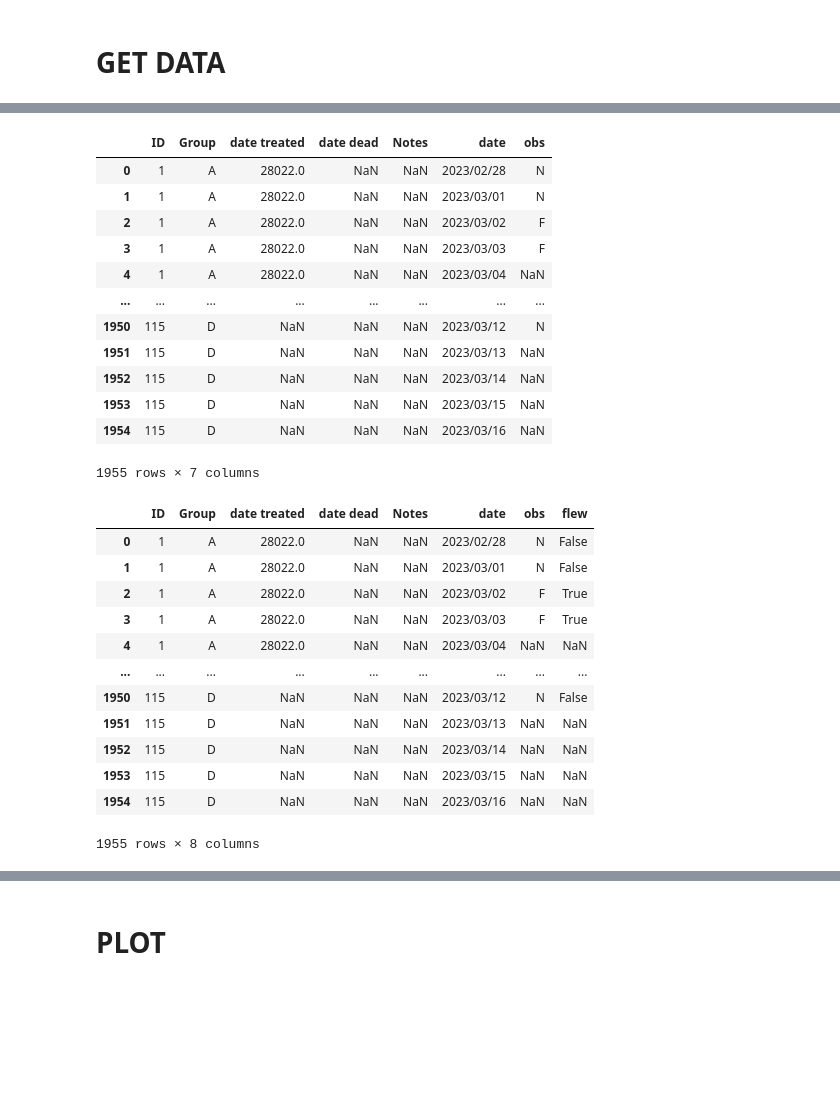
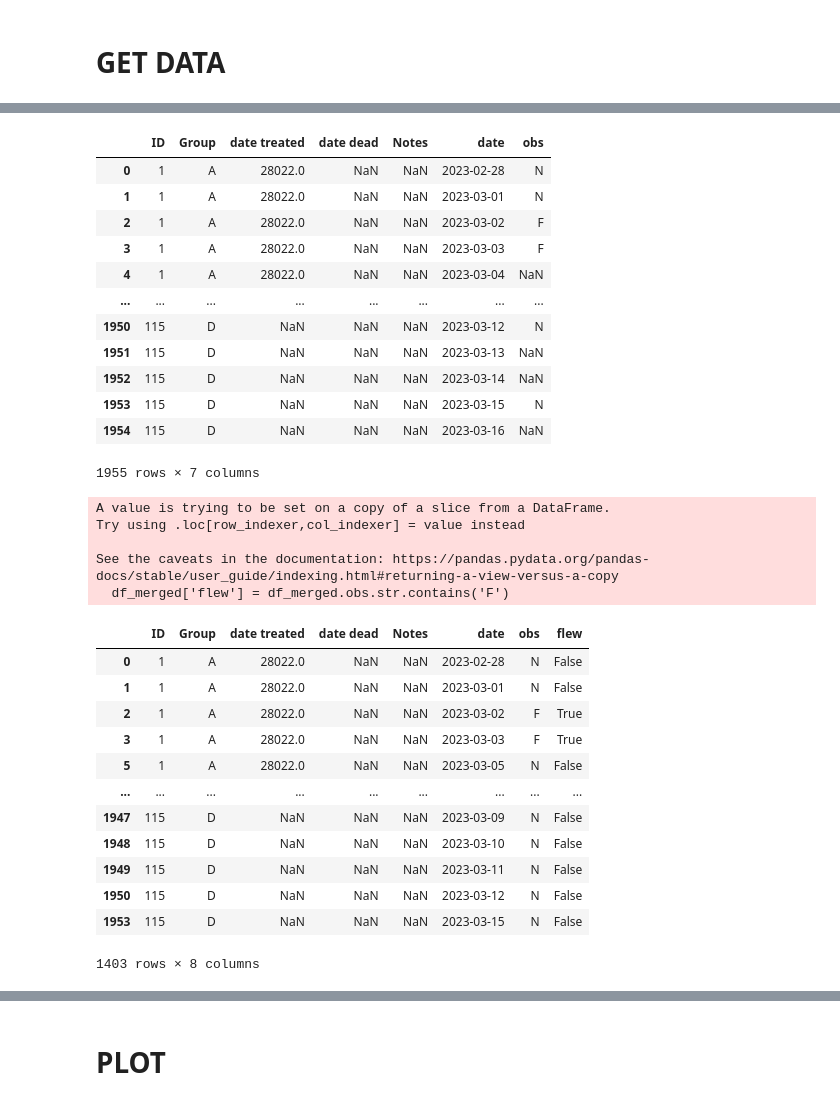
Before and after one commit to aubreymoore/crb-flight-test, a Jupyter notebook: read_data.ipynb, the cells around one changed output, grey strips where cells are left out. Drawn from its saved outputs; the diff is of its cells as text; code cells hidden in the pictures; blank space fills up the shorter version.

```diff
--- a/read_data.ipynb
+++ b/read_data.ipynb
@@ -45,6 +45,11 @@ df_beetles = get_google_sheet(SHEET_ID, 'Beetles')
 
 # remove columns after 'Notes'
 df_beetles = df_beetles.loc[:,:'Notes']
+
+# Convert dates from string to datetime
+df_beetles['date treated'] = pd.to_datetime(df_beetles['date treated'], format='%Y/%m/%d')
+df_beetles['date dead'] = pd.to_datetime(df_beetles['date dead'], format='%Y/%m/%d')
+
 df_beetles
 # %% [output]
 |  | ID | Group | Sex | date treated | date dead | OrNV detected | Notes |
@@ -74,5 +79,11 @@ df_observations.dropna(axis='columns', how='all', inplace=True)
 # Convert the table into a more standard format
 df_observations = df_observations.melt(id_vars='ID')
 
+# Rename
+df_observations.rename(columns={'variable':'date', 'value':'obs'}, inplace=True)
+
+# Convert date from string to datetime
+df_observations['date'] = pd.to_datetime(df_observations['date'], format='%Y/%m/%d')
+
 df_observations
 # %% [output]
@@ -97,51 +108,51 @@ df_merged = df_beetles.merge(df_observations)
 # Drop all columns which do not contain data
 df_merged.dropna(axis='columns', how='all', inplace=True)
 
-# Rename
-df_merged.rename(columns={'variable':'date', 'value':'obs'}, inplace=True)
-
 # Select the rows we are interested in
 # df_merged = df_merged.query('obs.str.contains("F") | obs.str.contains("N")')
 
 df_merged
 # %% [output]
 |  | ID | Group | date treated | date dead | Notes | date | obs |
-| 0 | 1 | A | 28022.0 | NaN | NaN | 2023/02/28 | N |
-| 1 | 1 | A | 28022.0 | NaN | NaN | 2023/03/01 | N |
-| 2 | 1 | A | 28022.0 | NaN | NaN | 2023/03/02 | F |
-| 3 | 1 | A | 28022.0 | NaN | NaN | 2023/03/03 | F |
-| 4 | 1 | A | 28022.0 | NaN | NaN | 2023/03/04 | NaN |
+| 0 | 1 | A | 28022.0 | NaN | NaN | 2023-02-28 | N |
+| 1 | 1 | A | 28022.0 | NaN | NaN | 2023-03-01 | N |
+| 2 | 1 | A | 28022.0 | NaN | NaN | 2023-03-02 | F |
+| 3 | 1 | A | 28022.0 | NaN | NaN | 2023-03-03 | F |
+| 4 | 1 | A | 28022.0 | NaN | NaN | 2023-03-04 | NaN |
 | ... | ... | ... | ... | ... | ... | ... | ... |
-| 1950 | 115 | D | NaN | NaN | NaN | 2023/03/12 | N |
-| 1951 | 115 | D | NaN | NaN | NaN | 2023/03/13 | NaN |
-| 1952 | 115 | D | NaN | NaN | NaN | 2023/03/14 | NaN |
-| 1953 | 115 | D | NaN | NaN | NaN | 2023/03/15 | NaN |
-| 1954 | 115 | D | NaN | NaN | NaN | 2023/03/16 | NaN |
+| 1950 | 115 | D | NaN | NaN | NaN | 2023-03-12 | N |
+| 1951 | 115 | D | NaN | NaN | NaN | 2023-03-13 | NaN |
+| 1952 | 115 | D | NaN | NaN | NaN | 2023-03-14 | NaN |
+| 1953 | 115 | D | NaN | NaN | NaN | 2023-03-15 | N |
+| 1954 | 115 | D | NaN | NaN | NaN | 2023-03-16 | NaN |
 1955 rows × 7 columns
 # %%
-# FIX THIS
-
 # Select rows where obs contains 'F' (flew) or 'N' (did not fly)
-df_merged.query("obs.str.contains('F') | obs.str.contains('N')")
+df_merged = df_merged.query("obs.str.contains('F') | obs.str.contains('N')")
 
 # Create a new column 'flew'
 df_merged['flew'] = df_merged.obs.str.contains('F')
 
 df_merged
 # %% [output]
+A value is trying to be set on a copy of a slice from a DataFrame.
+Try using .loc[row_indexer,col_indexer] = value instead
+
+See the caveats in the documentation: https://pandas.pydata.org/pandas-docs/stable/user_guide/indexing.html#returning-a-view-versus-a-copy
+  df_merged['flew'] = df_merged.obs.str.contains('F')
 |  | ID | Group | date treated | date dead | Notes | date | obs | flew |
-| 0 | 1 | A | 28022.0 | NaN | NaN | 2023/02/28 | N | False |
-| 1 | 1 | A | 28022.0 | NaN | NaN | 2023/03/01 | N | False |
-| 2 | 1 | A | 28022.0 | NaN | NaN | 2023/03/02 | F | True |
-| 3 | 1 | A | 28022.0 | NaN | NaN | 2023/03/03 | F | True |
-| 4 | 1 | A | 28022.0 | NaN | NaN | 2023/03/04 | NaN | NaN |
+| 0 | 1 | A | 28022.0 | NaN | NaN | 2023-02-28 | N | False |
+| 1 | 1 | A | 28022.0 | NaN | NaN | 2023-03-01 | N | False |
+| 2 | 1 | A | 28022.0 | NaN | NaN | 2023-03-02 | F | True |
+| 3 | 1 | A | 28022.0 | NaN | NaN | 2023-03-03 | F | True |
+| 5 | 1 | A | 28022.0 | NaN | NaN | 2023-03-05 | N | False |
 | ... | ... | ... | ... | ... | ... | ... | ... | ... |
-| 1950 | 115 | D | NaN | NaN | NaN | 2023/03/12 | N | False |
-| 1951 | 115 | D | NaN | NaN | NaN | 2023/03/13 | NaN | NaN |
-| 1952 | 115 | D | NaN | NaN | NaN | 2023/03/14 | NaN | NaN |
-| 1953 | 115 | D | NaN | NaN | NaN | 2023/03/15 | NaN | NaN |
-| 1954 | 115 | D | NaN | NaN | NaN | 2023/03/16 | NaN | NaN |
+| 1947 | 115 | D | NaN | NaN | NaN | 2023-03-09 | N | False |
+| 1948 | 115 | D | NaN | NaN | NaN | 2023-03-10 | N | False |
+| 1949 | 115 | D | NaN | NaN | NaN | 2023-03-11 | N | False |
+| 1950 | 115 | D | NaN | NaN | NaN | 2023-03-12 | N | False |
+| 1953 | 115 | D | NaN | NaN | NaN | 2023-03-15 | N | False |
-1955 rows × 8 columns
+1403 rows × 8 columns
 # %%
 # Create a new dataframe containing only the columns we need
 
```
Also changed, not shown: parts of 7 cells of this notebook, 2 other files.
